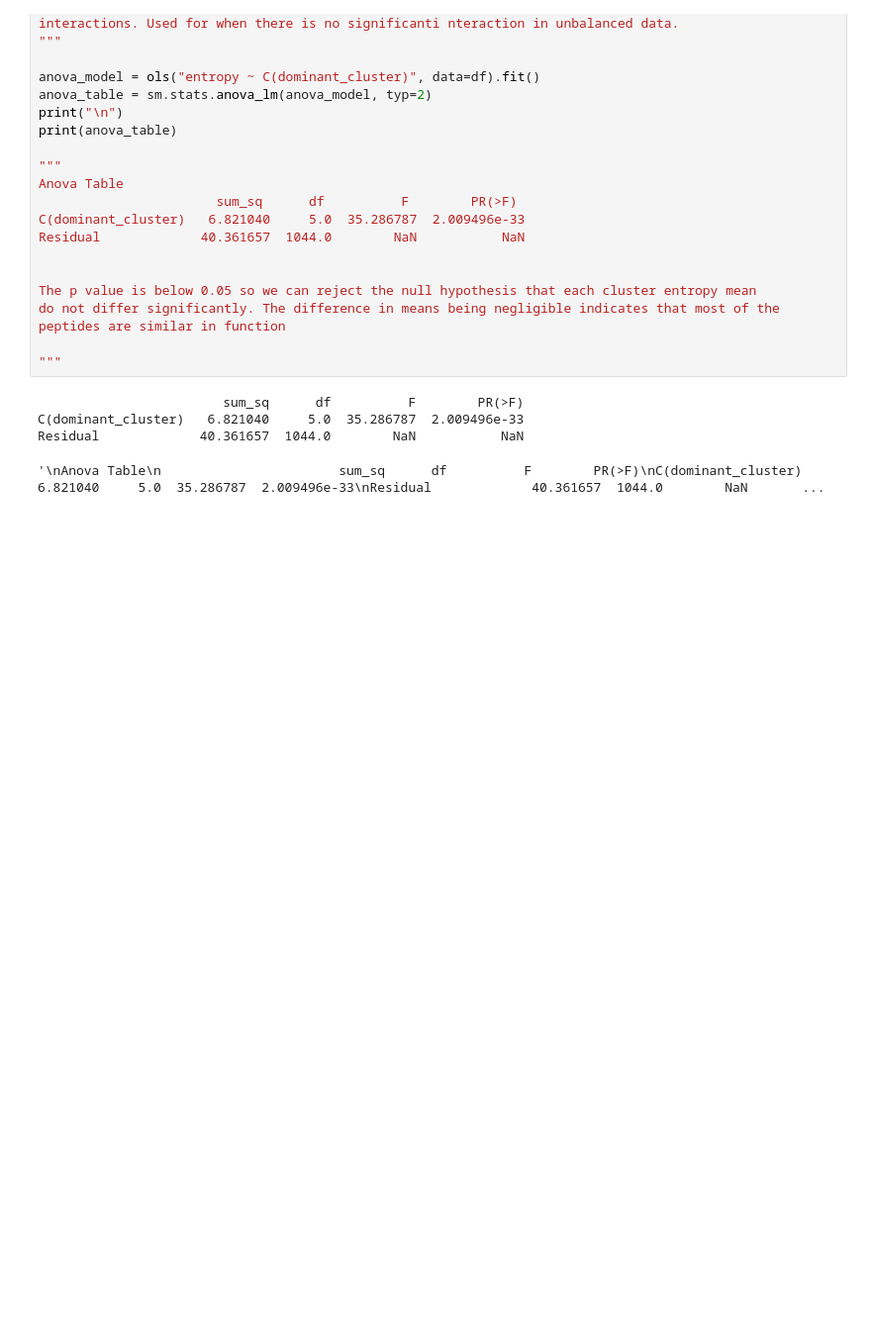
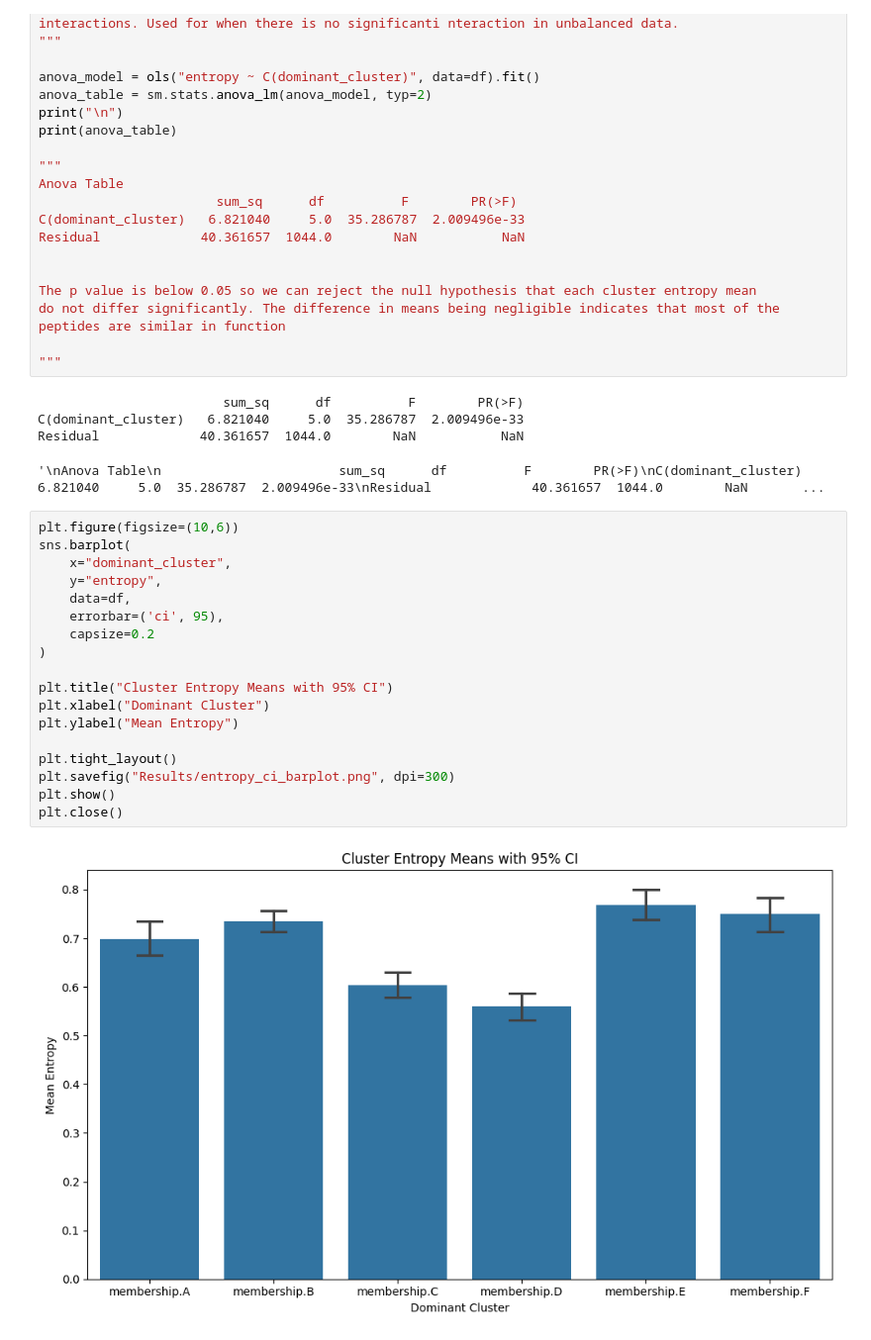
Before and after one commit to YvesLangstonMays/MAPD, a Jupyter notebook: main.ipynb, the cells around one changed output. Shown: that part at 99% size. Saved outputs shown, nothing was run; the diff lists cells and outputs as text; blank space fills up the shorter version.

```diff
--- a/main.ipynb
+++ b/main.ipynb
@@ -655,3 +661,23 @@ peptides are similar in function
 C(dominant_cluster)   6.821040     5.0  35.286787  2.009496e-33
 Residual             40.361657  1044.0        NaN           NaN
 '\nAnova Table\n                       sum_sq      df          F        PR(>F)\nC(dominant_cluster)   6.821040     5.0  35.286787  2.009496e-33\nResidual             40.361657  1044.0        NaN       ...
+# %%
+plt.figure(figsize=(10,6))
+sns.barplot(
+    x="dominant_cluster",
+    y="entropy",
+    data=df,
+    errorbar=('ci', 95),
+    capsize=0.2
+)
+
+plt.title("Cluster Entropy Means with 95% CI")
+plt.xlabel("Dominant Cluster")
+plt.ylabel("Mean Entropy")
+
+plt.tight_layout()
+plt.savefig("Results/entropy_ci_barplot.png", dpi=300)
+plt.show()
+plt.close()
+# %% [output]
+[figure, added]
```
Also changed, not shown: parts of 5 cells of this notebook, 4 other files.
